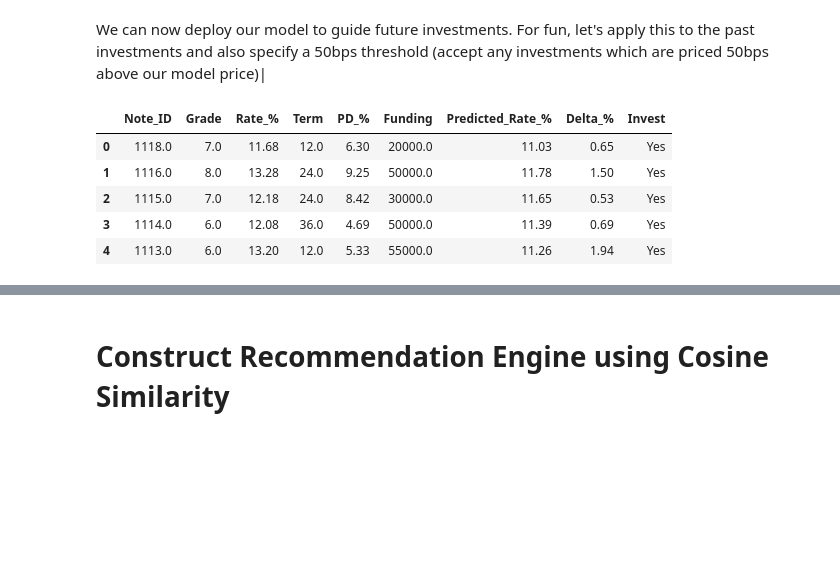
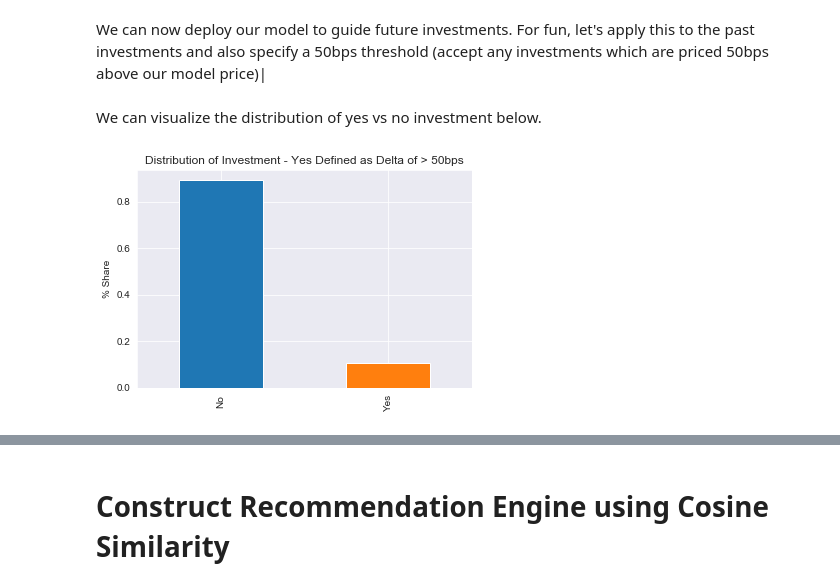
Before and after one commit to Ftan91/Recommendation-Engine-for-Private-Loans-Investments-from-a-Peer-to-Peer-Investment-Platform, a Jupyter notebook: Scraping, Regression and Recommendation.ipynb, the cells around one changed output, grey strips where cells are left out. Drawn from its saved outputs; the diff is of its cells as text; code cells hidden in the pictures; blank space fills up the shorter version.

```diff
--- a/Scraping, Regression and Recommendation.ipynb
+++ b/Scraping, Regression and Recommendation.ipynb
@@ -363,12 +365,12 @@ def invest_decision(x):
 df_summary['Predicted_Rate_%'] = df_summary.apply(predict, axis = 1)
 df_summary['Delta_%'] = df_summary['Rate_%'] - df_summary['Predicted_Rate_%']
 df_summary['Invest'] = df_summary.apply(invest_decision, axis = 1)
-# %%
-df_summary.head(5).drop(['Effective_Rate_%', 'Funded_%'], axis = 1)
-# %% [output]
-|  | Note_ID | Grade | Rate_% | Term | PD_% | Funding | Predicted_Rate_% | Delta_% | Invest |
-| 0 | 1118.0 | 7.0 | 11.68 | 12.0 | 6.30 | 20000.0 | 11.03 | 0.65 | Yes |
-| 1 | 1116.0 | 8.0 | 13.28 | 24.0 | 9.25 | 50000.0 | 11.78 | 1.50 | Yes |
-| 2 | 1115.0 | 7.0 | 12.18 | 24.0 | 8.42 | 30000.0 | 11.65 | 0.53 | Yes |
-| 3 | 1114.0 | 6.0 | 12.08 | 36.0 | 4.69 | 50000.0 | 11.39 | 0.69 | Yes |
-| 4 | 1113.0 | 6.0 | 13.20 | 12.0 | 5.33 | 55000.0 | 11.26 | 1.94 | Yes |
+# %% [markdown]
+We can visualize the distribution of yes vs no investment below.
+# %%
+df_summary.Invest.value_counts(normalize = True).plot(kind = 'bar')
+plt.title('Distribution of Investment - Yes Defined as Delta of > 50bps')
+plt.ylabel('% Share')
+plt.show()
+# %% [output]
+[figure, added]
```
Also changed, not shown: parts of 5 cells of this notebook.
